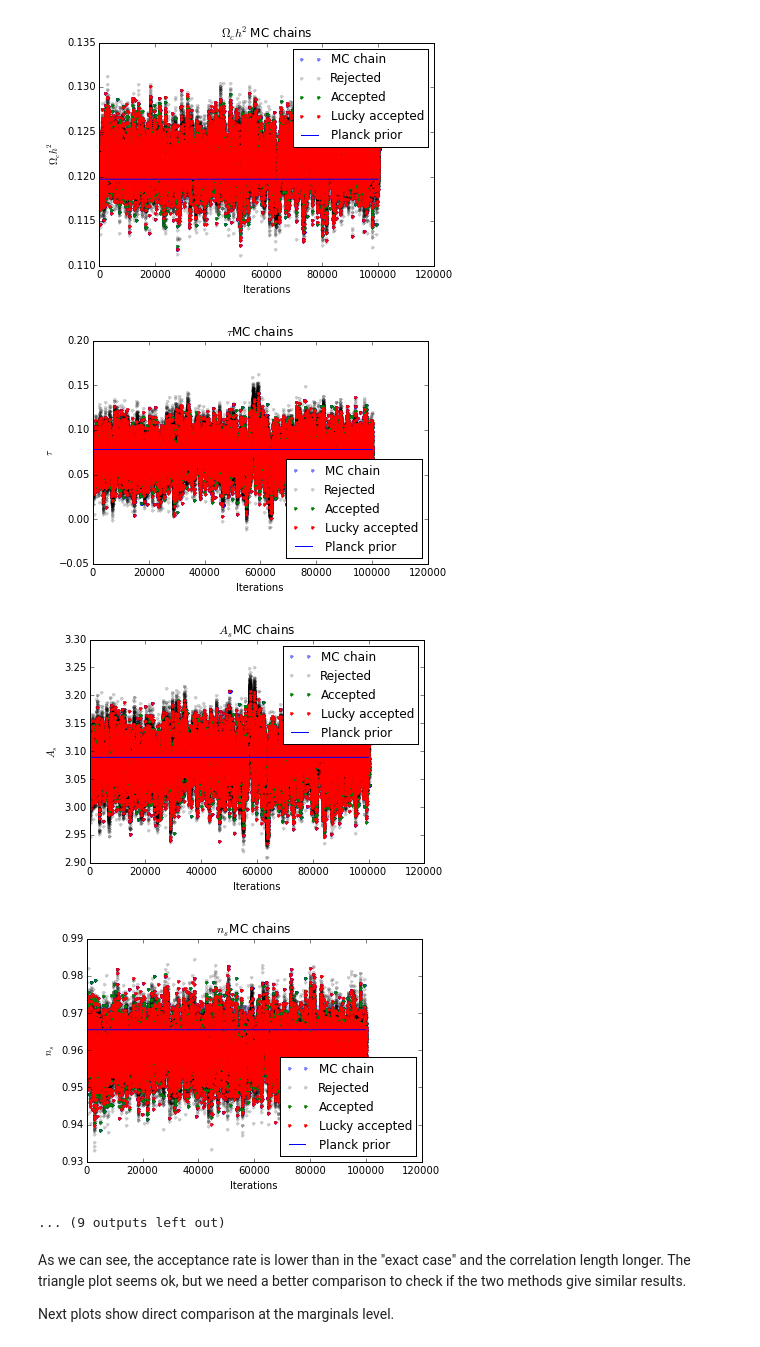
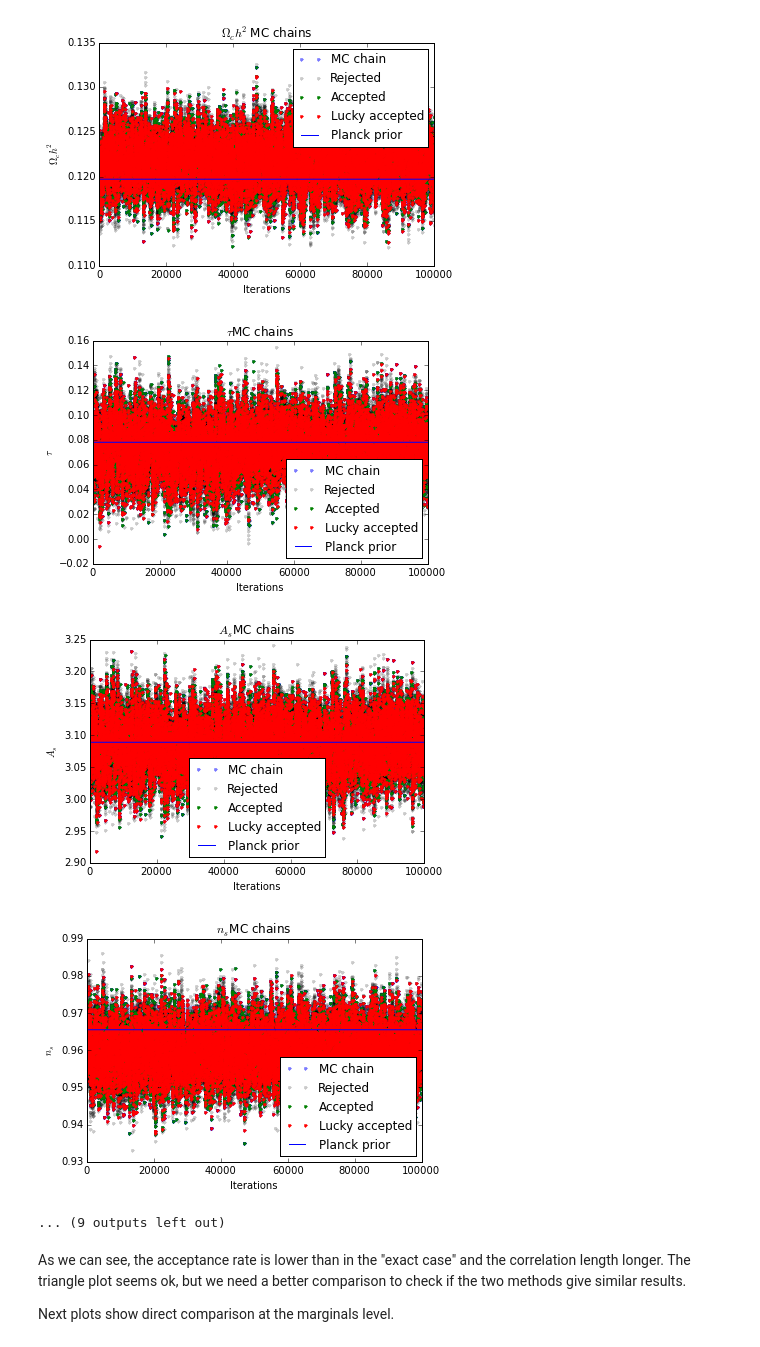
Before and after one commit to BenjaminRacine/ParameterSampling, a Jupyter notebook: Test_new_idea.ipynb, the cells around one changed output. Drawn from its saved outputs; the diff is of its cells as text; code cells hidden in the pictures.

```diff
--- a/Test_new_idea.ipynb
+++ b/Test_new_idea.ipynb
@@ -22,9 +22,9 @@ Calculate: A = min[1,$\frac{e^{-\frac{1}{2} (d- A \hat{s}_{i+1}) N^{-1} (d- A \h
 Statistics and triangle plots are shown below.
 # %%
 %run MH_MCMC_Jeff_idea.py
-chain = np.load("../parameter_MCMC/chain_Jeff_idea_7arcmin_012345_98320_100000.npy")
+chain_Jji = np.load("chain_Jji_newprior_1_012345_68986_100000.npy")
 import ploter_parameters as plp
-plp.plot_all(chain,titles,[0,1,2,3,4,5],x_mean, cov_new, burnin_cut=50)
+plp.plot_all(chain_Jji[:4],titles,[0,1,2,3,4,5],x_mean, cov_new, burnin_cut=50)
 plt.show()
 # %% [output]
 dataset read
@@ -50,7 +50,7 @@ $H_0$ : 0.81 rejected; 0.05 accepted; 0.13 Lucky accepted
-[figure, old version]
+[figure, new version]
-[figure, old version]
+[figure, new version]
-[figure, old version]
+[figure, new version]
-[figure, old version]
+[figure, new version]
 ... (9 outputs left out)
 # %% [markdown]
 As we can see, the acceptance rate is lower than in the "exact case" and the correlation length longer. The triangle plot seems ok, but we need a better comparison to check if the two methods give similar results.
```
Also changed, not shown: parts of 15 cells of this notebook.
